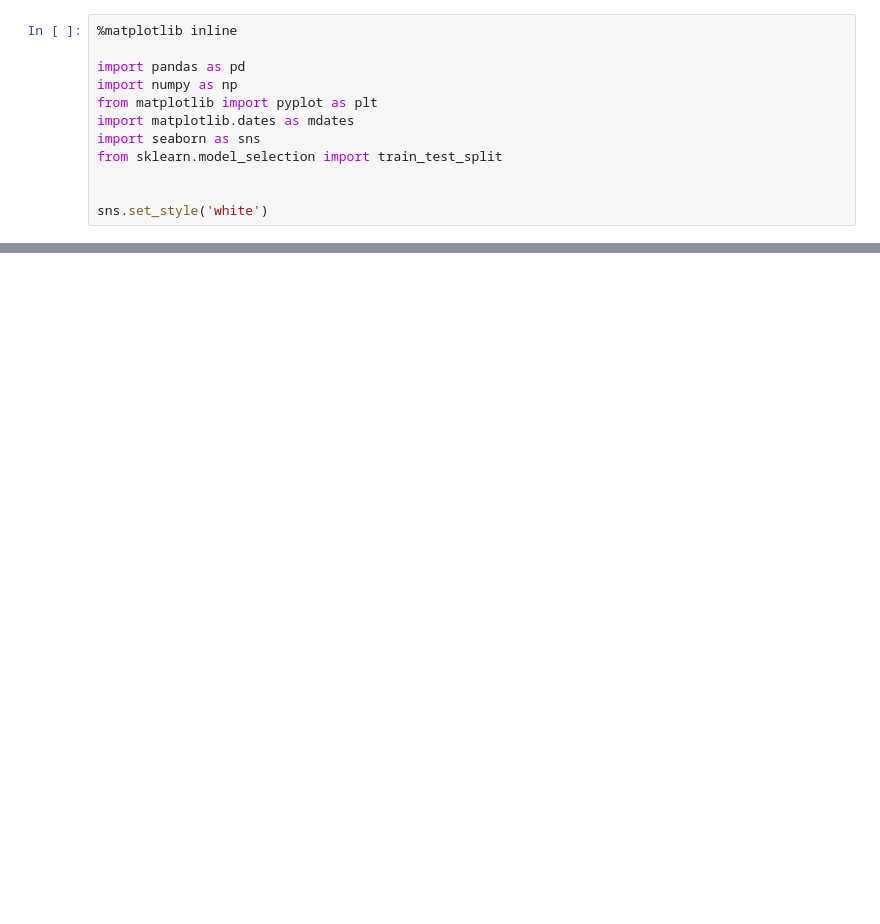
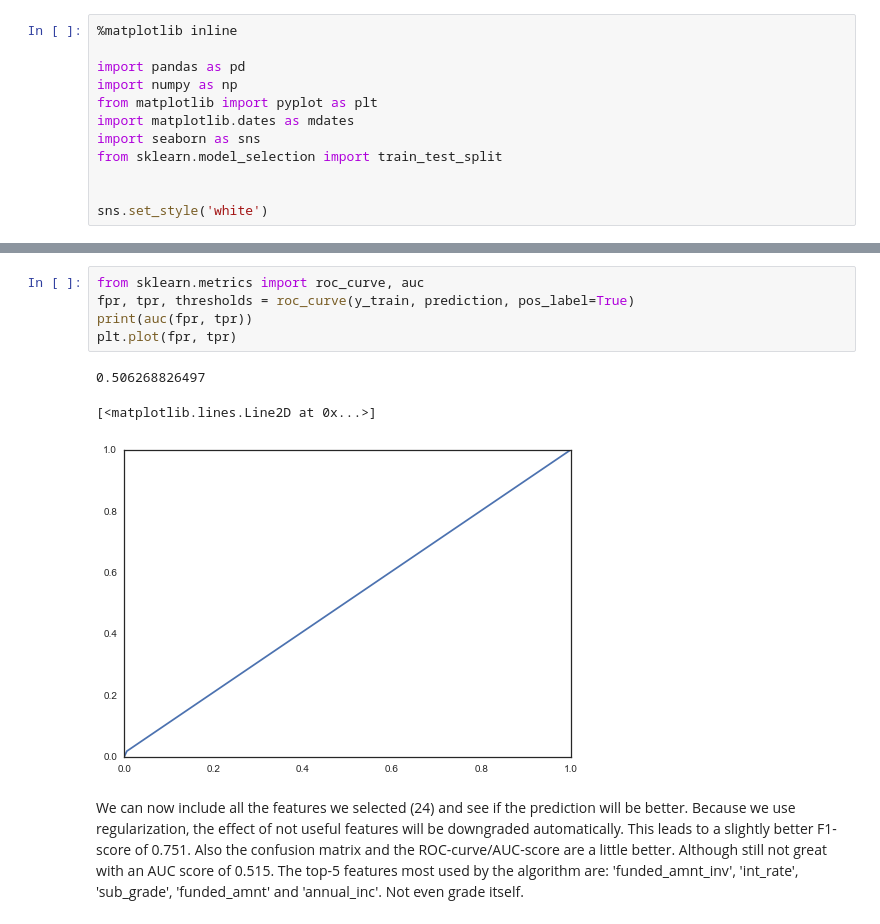
Before and after one commit to RoebideBruijn/datascience-intensive-course, a Jupyter notebook: project/notebooks/lending-club-prediction.ipynb, the cells around one changed output, grey strips where cells are left out. Saved outputs shown, nothing was run; the diff lists cells and outputs as text; blank space fills up the shorter version.

```diff
--- a/project/notebooks/lending-club-prediction.ipynb
+++ b/project/notebooks/lending-club-prediction.ipynb
@@ -314,0 +211,11 @@ for i in range(0,new_X.shape[1]):
+# %%
+from sklearn.metrics import roc_curve, auc
+fpr, tpr, thresholds = roc_curve(y_train, prediction, pos_label=True)
+print(auc(fpr, tpr))
+plt.plot(fpr, tpr)
+# %% [output]
+0.506268826497
+[<matplotlib.lines.Line2D at 0x...>]
+[figure, added]
+# %% [markdown]
+We can now include all the features we selected (24) and see if the prediction will be better. Because we use regularization, the effect of not useful features will be downgraded automatically. This leads to a slightly better F1-score of 0.751. Also the confusion matrix and the ROC-curve/AUC-score are a little better. Although still not great with an AUC score of 0.515. The top-5 features most used by the algorithm are: 'funded_amnt_inv', 'int_rate', 'sub_grade', 'funded_amnt' and 'annual_inc'. Not even grade itself.
```
Also changed, not shown: parts of 80 cells of this notebook.
